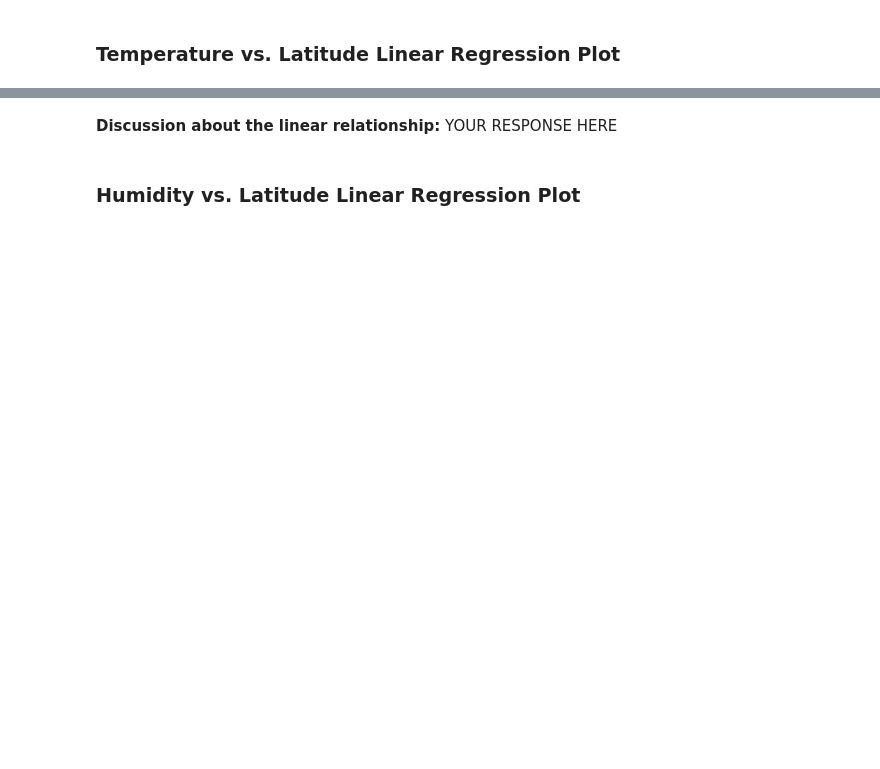
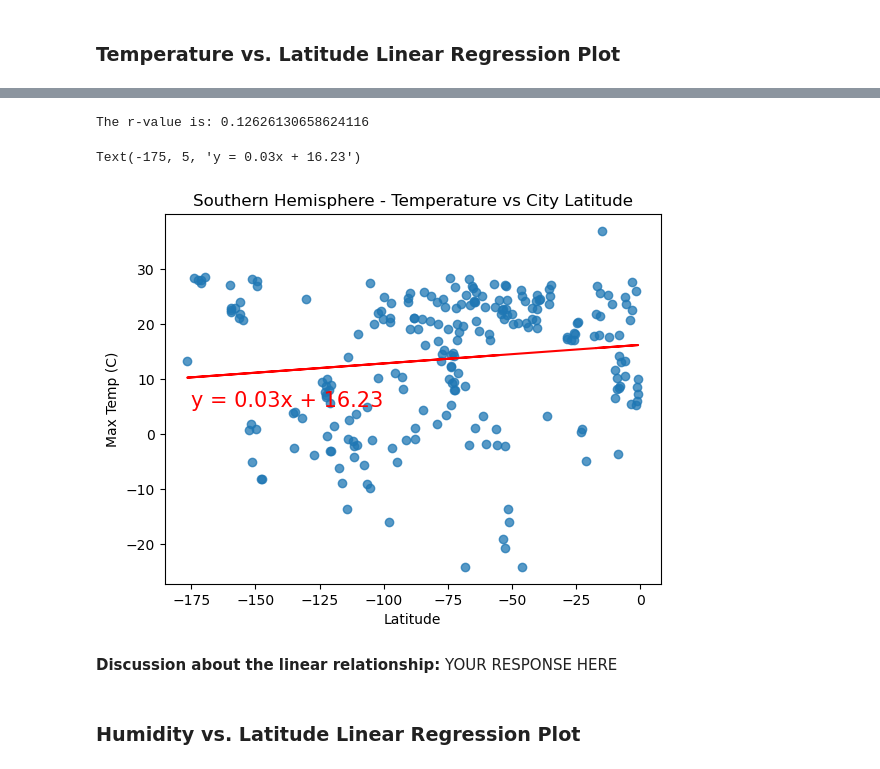
Before and after one commit to smepps1989/python-api-challenge, a Jupyter notebook: WeatherPy/WeatherPy.ipynb, the cells around one changed output, grey strips where cells are left out. Cells and saved outputs as stored; diff of their text form; code cells hidden in the pictures; blank space fills up the shorter version.

```diff
--- a/WeatherPy/WeatherPy.ipynb
+++ b/WeatherPy/WeatherPy.ipynb
@@ -312,3 +320,18 @@ The r-value is: 0.4121057168607245
+# %%
+# Linear regression on Southern Hemisphere
+x = southern_hemi_df["Lat"]
+y = southern_hemi_df["Max Temp (C)"]
+plt.scatter(x, y, alpha= .75)
+plt.xlabel("Latitude")
+plt.ylabel("Max Temp (C)")
+plt.title("Southern Hemisphere - Temperature vs City Latitude")
+linear_regression(x,y)
+(slope, intercept, r_value, p_value, stderr) = linregress(x,y)
+plt.annotate(f'y = {round(slope,2)}x + {round(intercept,2)}', (-175, 5),fontsize=15,color="red")
+# %% [output]
+The r-value is: 0.12626130658624116
+Text(-175, 5, 'y = 0.03x + 16.23')
+[figure, added]
 # %% [markdown]
 **Discussion about the linear relationship:** YOUR RESPONSE HERE
 # %% [markdown]
```
Also changed, not shown: parts of 9 cells of this notebook.
